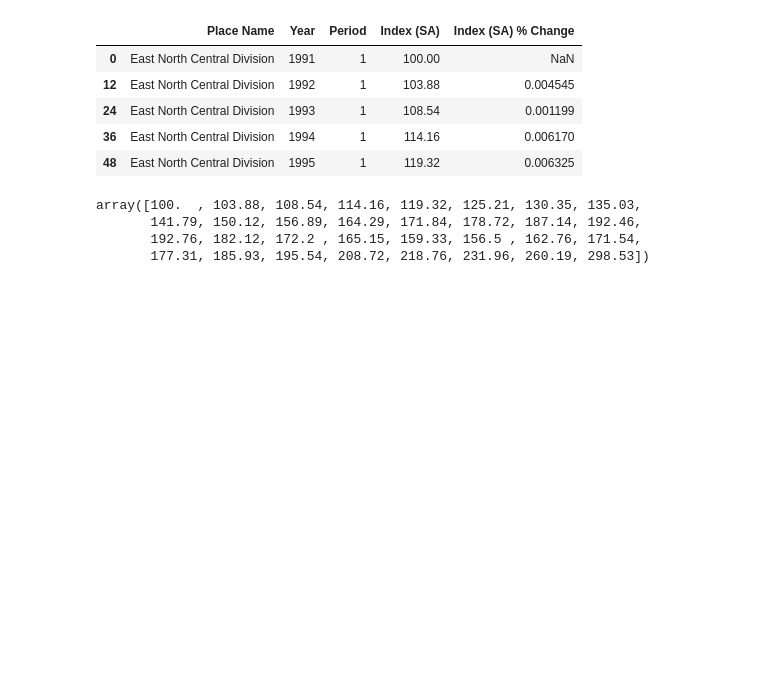
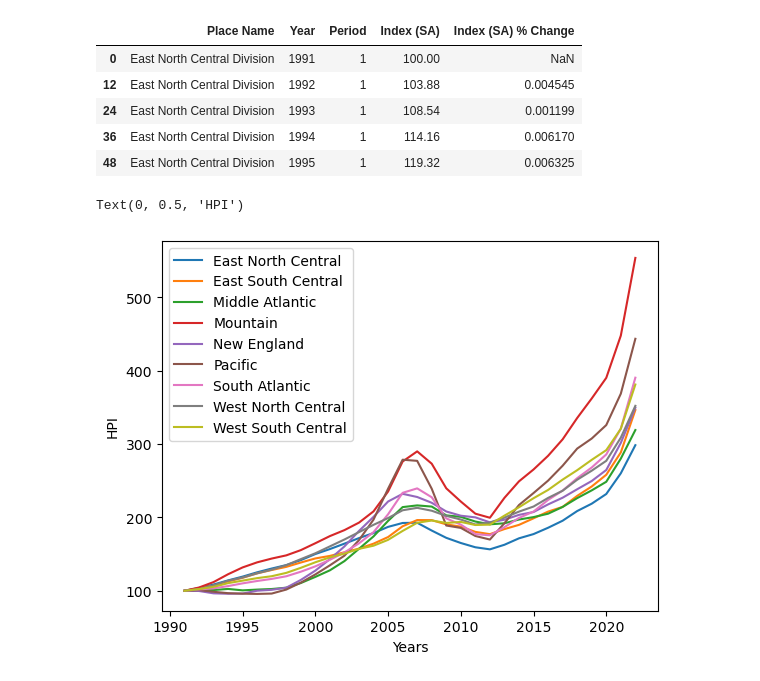
Before and after one commit to wpreeti/Group-8_Project, a Jupyter notebook: sam_branch.ipynb, the cells around one changed output. Saved outputs shown, nothing was run; the diff lists cells and outputs as text; code cells hidden in the pictures; blank space fills up the shorter version.

```diff
--- a/sam_branch.ipynb
+++ b/sam_branch.ipynb
@@ -177,11 +177,35 @@ east_north_central.head()
 | 24 | East North Central Division | 1993 | 1 | 108.54 | 0.001199 |
 | 36 | East North Central Division | 1994 | 1 | 114.16 | 0.006170 |
 | 48 | East North Central Division | 1995 | 1 | 119.32 | 0.006325 |
-# %%
-east_north =  east_north_central['Index (SA)'].to_numpy()
-east_north
-# %% [output]
-array([100.  , 103.88, 108.54, 114.16, 119.32, 125.21, 130.35, 135.03,
-       141.79, 150.12, 156.89, 164.29, 171.84, 178.72, 187.14, 192.46,
-       192.76, 182.12, 172.2 , 165.15, 159.33, 156.5 , 162.76, 171.54,
-       177.31, 185.93, 195.54, 208.72, 218.76, 231.96, 260.19, 298.53])
+# %%
+# convert df column values into array for visualization
+years = east_north_central['Year'].to_numpy()
+east_north =  east_north_central['Index (SA)'].to_numpy()
+east_south = east_south_central['Index (SA)'].to_numpy()
+middle_atlantic = middle_atlantic_division['Index (SA)'].to_numpy()
+mountain = mountain_division['Index (SA)'].to_numpy()
+new_england = new_england_division['Index (SA)'].to_numpy()
+pacific = pacific_division['Index (SA)'].to_numpy()
+south_atlantic = south_atlantic_division['Index (SA)'].to_numpy()
+west_north_central = west_north_central_division['Index (SA)'].to_numpy()
+west_south_central = west_south_central_division['Index (SA)'].to_numpy()
+
+# plot the data
+visualization_df = pd.DataFrame({
+   'East North Central': east_north,
+   'East South Central': east_south,
+   'Middle Atlantic': middle_atlantic,
+   'Mountain': mountain,
+   'New England': new_england,
+   'Pacific': pacific,
+   'South Atlantic': south_atlantic,
+   'West North Central': west_north_central,
+   'West South Central': west_south_central,
+},  index= years)
+
+line_plot = visualization_df.plot.line()
+line_plot.set_xlabel("Years")
+line_plot.set_ylabel("HPI")
+# %% [output]
+Text(0, 0.5, 'HPI')
+[figure, added]
```
